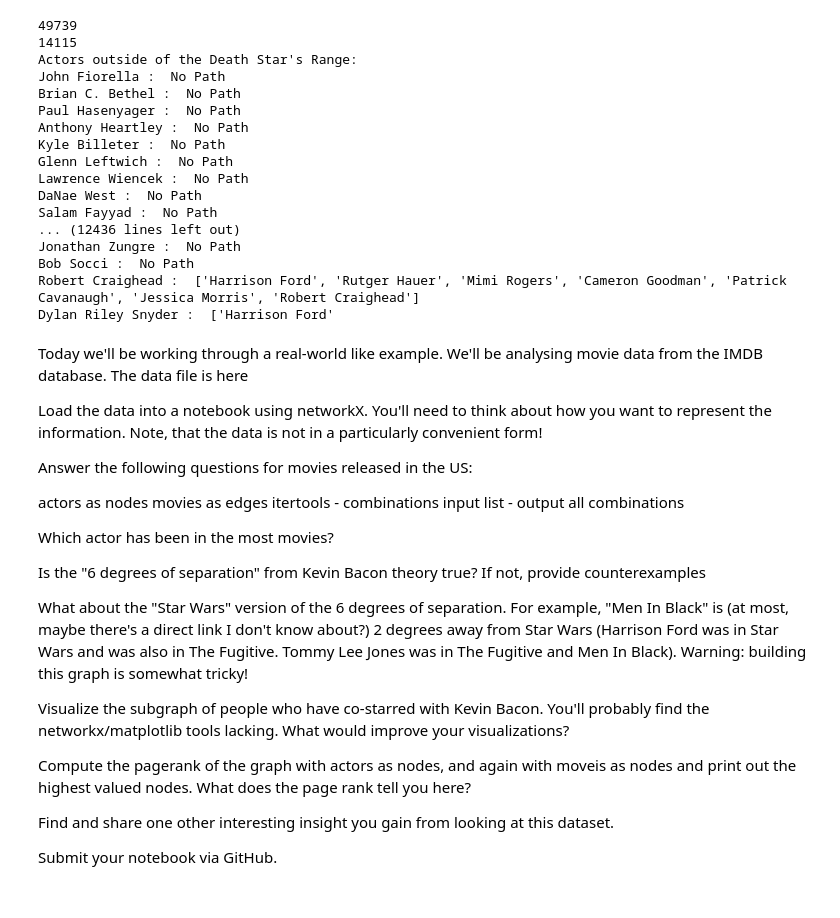
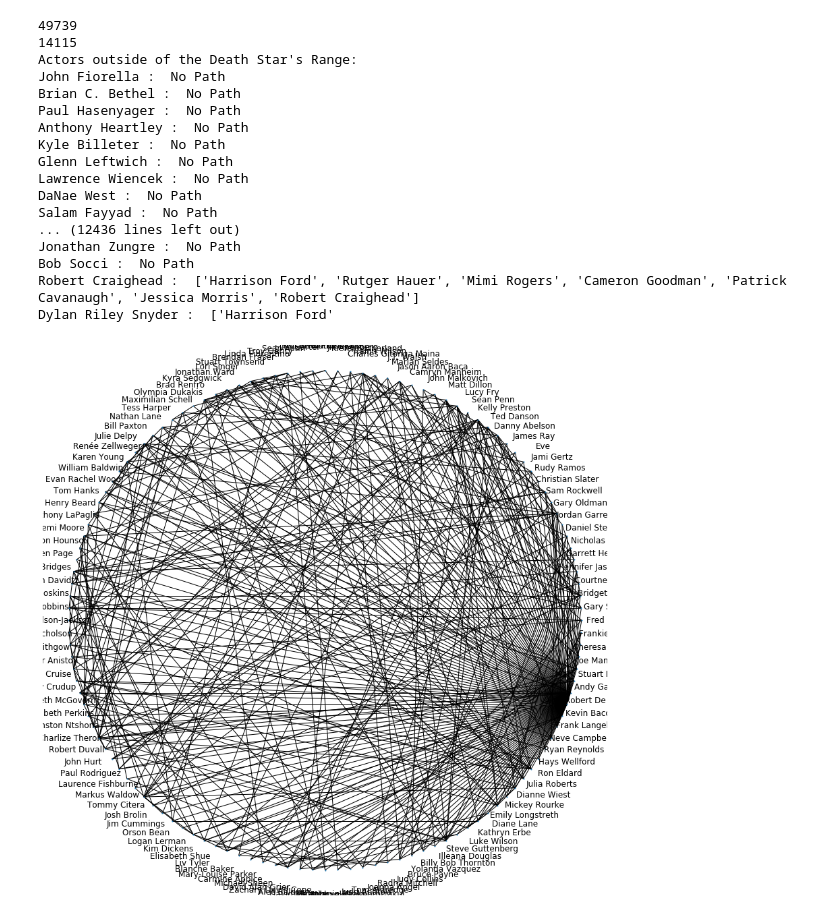
Before and after one commit to erikpoole/Masters-of-Software-Developement, a Jupyter notebook: 6017/movieChallenge/moviesGraph.ipynb, the cells around one changed output. Saved outputs shown, nothing was run; the diff lists cells and outputs as text; code cells hidden in the pictures.

```diff
--- a/6017/movieChallenge/moviesGraph.ipynb
+++ b/6017/movieChallenge/moviesGraph.ipynb
@@ -146,30 +146,14 @@ Jonathan Zungre :  No Path
 Bob Socci :  No Path
 Robert Craighead :  ['Harrison Ford', 'Rutger Hauer', 'Mimi Rogers', 'Cameron Goodman', 'Patrick Cavanaugh', 'Jessica Morris', 'Robert Craighead']
 Dylan Riley Snyder :  ['Harrison Ford'
-# %% [markdown]
-Today we'll be working through a real-world like example. We'll be analysing movie data from the IMDB database. The data file is here
-
-Load the data into a notebook using networkX. You'll need to think about how you want to represent the information. Note, that the data is not in a particularly convenient form!
-
-Answer the following questions for movies released in the US:
-
-actors as nodes
-movies as edges
-itertools -
-    combinations
-    input list - output all combinations
-
-
-Which actor has been in the most movies?
-
-Is the "6 degrees of separation" from Kevin Bacon theory true? If not, provide counterexamples
-
-What about the "Star Wars" version of the 6 degrees of separation. For example, "Men In Black" is (at most, maybe there's a direct link I don't know about?) 2 degrees away from Star Wars (Harrison Ford was in Star Wars and was also in The Fugitive. Tommy Lee Jones was in The Fugitive and Men In Black). Warning: building this graph is somewhat tricky!
-
-Visualize the subgraph of people who have co-starred with Kevin Bacon. You'll probably find the networkx/matplotlib tools lacking. What would improve your visualizations?
-
-Compute the pagerank of the graph with actors as nodes, and again with moveis as nodes and print out the highest valued nodes. What does the page rank tell you here?
-
-Find and share one other interesting insight you gain from looking at this dataset.
-
-Submit your notebook via GitHub.
+# %%
+bacon_graph = nx.ego_graph(graph, 'Kevin Bacon', radius=1, center=True, undirected=False, distance=None)
+
+plt.figure(figsize=(15,15))
+pos = nx.circular_layout(bacon_graph, scale=1.1)
+nx.draw_networkx_labels(bacon_graph, pos)
+nx.draw_circular(bacon_graph, node_size=1)
+
+plt.show()
+# %% [output]
+[figure, added]
```
Also changed, not shown: parts of 11 cells of this notebook.
